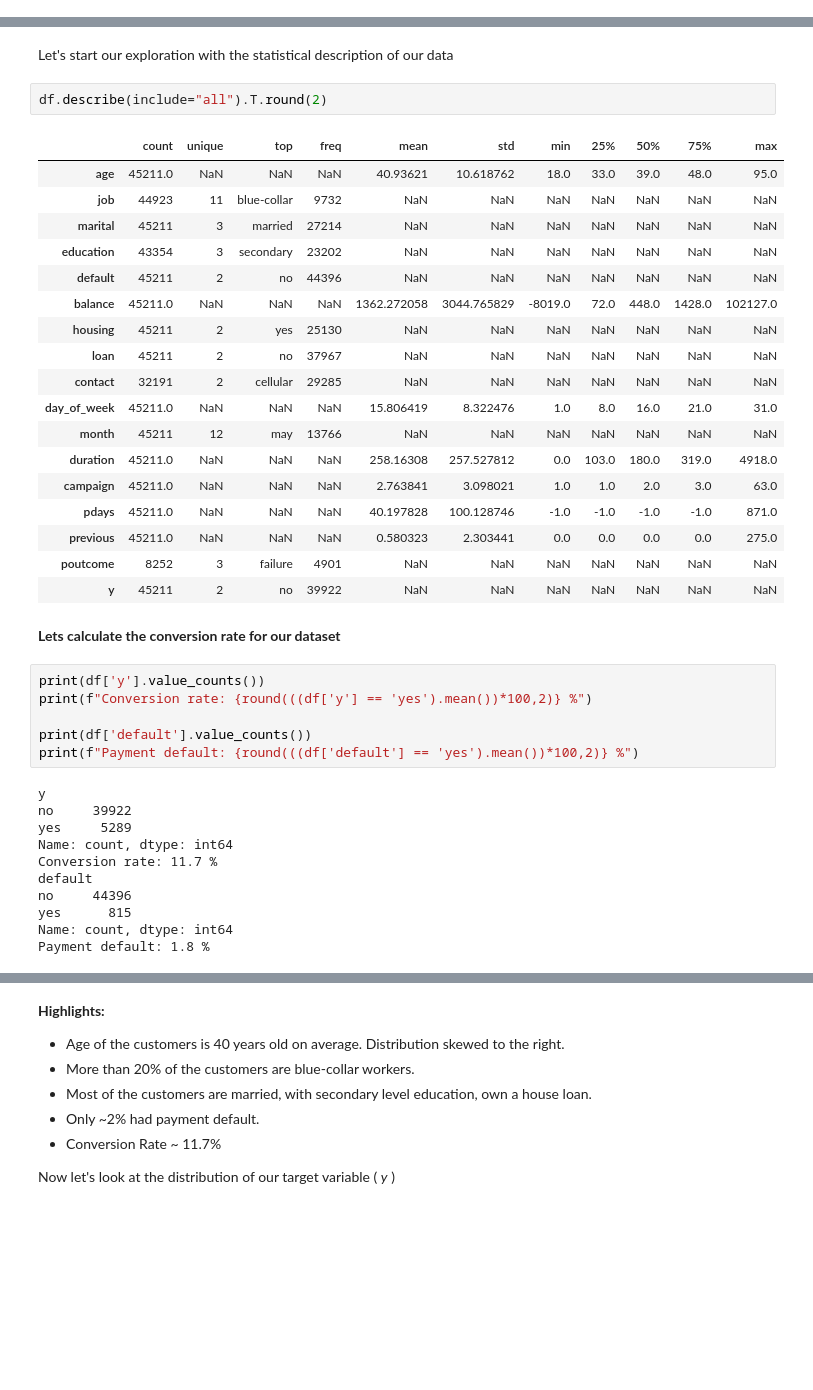
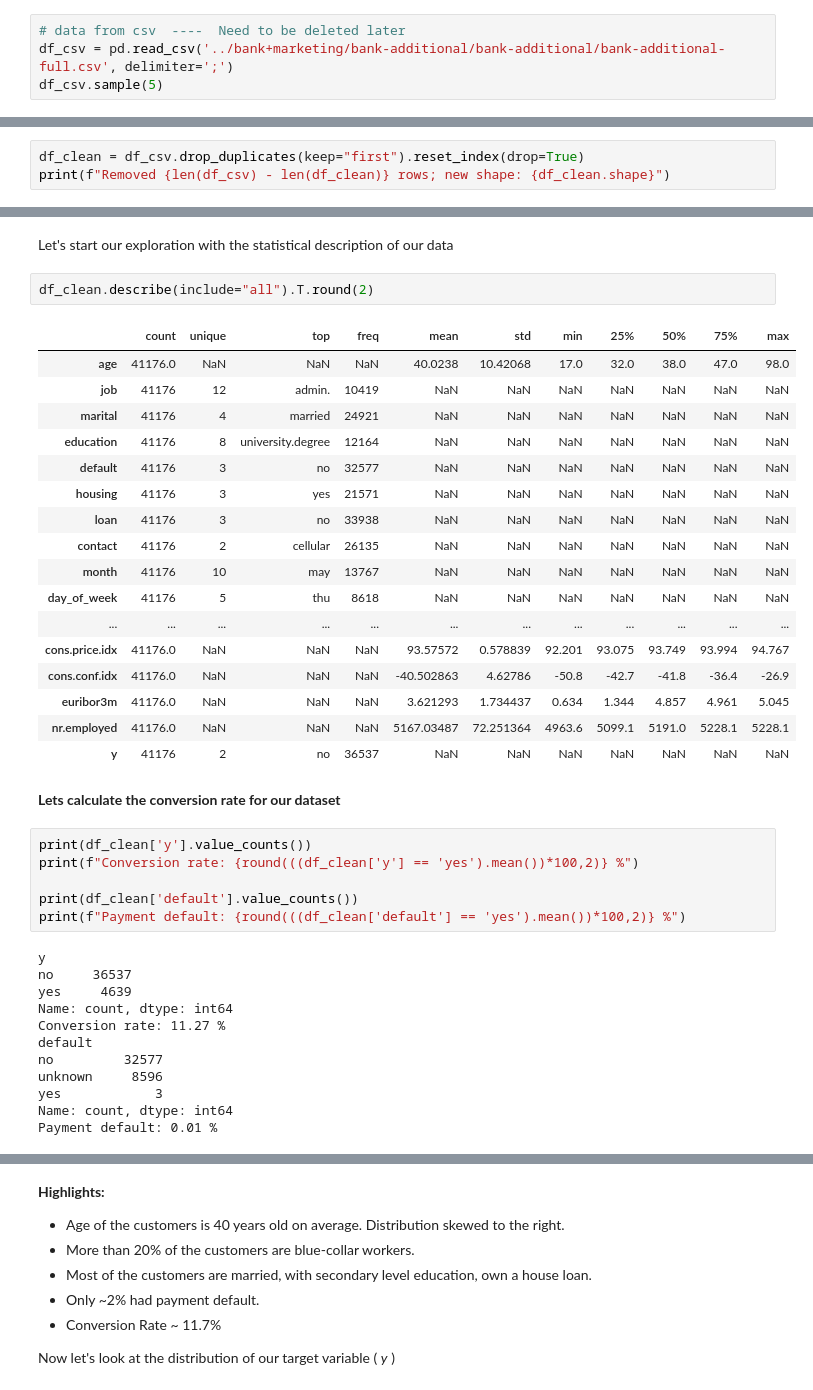
Before and after one commit to anoopungrd/sgh-advanced-analytics-big-data, a Jupyter notebook: semester-1/data-mining/project/code/Bank_Marketing_Notebook.ipynb, the cells around one changed output, grey strips where cells are left out. Drawn from its saved outputs; the diff is of its cells as text; blank space fills up the shorter version.

```diff
--- a/semester-1/data-mining/project/code/Bank_Marketing_Notebook.ipynb
+++ b/semester-1/data-mining/project/code/Bank_Marketing_Notebook.ipynb
@@ -43,0 +38,4 @@ df.sample(5)
+# %%
+# data from csv  ----  Need to be deleted later
+df_csv = pd.read_csv('../bank+marketing/bank-additional/bank-additional/bank-additional-full.csv', delimiter=';')
+df_csv.sample(5)
@@ -74,0 +98,3 @@ full-row duplicates: 0
+# %%
+df_clean = df_csv.drop_duplicates(keep="first").reset_index(drop=True)
+print(f"Removed {len(df_csv) - len(df_clean)} rows; new shape: {df_clean.shape}")
@@ -94,45 +144,45 @@ Understanding the data is crucial in getting insights of what drives an output c
 # %% [markdown]
 Let's start our exploration with the statistical description of our data
 # %%
-df.describe(include="all").T.round(2)
+df_clean.describe(include="all").T.round(2)
 # %% [output]
 |  | count | unique | top | freq | mean | std | min | 25% | 50% | 75% | max |
-| age | 45211.0 | NaN | NaN | NaN | 40.93621 | 10.618762 | 18.0 | 33.0 | 39.0 | 48.0 | 95.0 |
-| job | 44923 | 11 | blue-collar | 9732 | NaN | NaN | NaN | NaN | NaN | NaN | NaN |
-| marital | 45211 | 3 | married | 27214 | NaN | NaN | NaN | NaN | NaN | NaN | NaN |
-| education | 43354 | 3 | secondary | 23202 | NaN | NaN | NaN | NaN | NaN | NaN | NaN |
-| default | 45211 | 2 | no | 44396 | NaN | NaN | NaN | NaN | NaN | NaN | NaN |
-| balance | 45211.0 | NaN | NaN | NaN | 1362.272058 | 3044.765829 | -8019.0 | 72.0 | 448.0 | 1428.0 | 102127.0 |
-| housing | 45211 | 2 | yes | 25130 | NaN | NaN | NaN | NaN | NaN | NaN | NaN |
-| loan | 45211 | 2 | no | 37967 | NaN | NaN | NaN | NaN | NaN | NaN | NaN |
-| contact | 32191 | 2 | cellular | 29285 | NaN | NaN | NaN | NaN | NaN | NaN | NaN |
-| day_of_week | 45211.0 | NaN | NaN | NaN | 15.806419 | 8.322476 | 1.0 | 8.0 | 16.0 | 21.0 | 31.0 |
-| month | 45211 | 12 | may | 13766 | NaN | NaN | NaN | NaN | NaN | NaN | NaN |
-| duration | 45211.0 | NaN | NaN | NaN | 258.16308 | 257.527812 | 0.0 | 103.0 | 180.0 | 319.0 | 4918.0 |
-| campaign | 45211.0 | NaN | NaN | NaN | 2.763841 | 3.098021 | 1.0 | 1.0 | 2.0 | 3.0 | 63.0 |
-| pdays | 45211.0 | NaN | NaN | NaN | 40.197828 | 100.128746 | -1.0 | -1.0 | -1.0 | -1.0 | 871.0 |
-| previous | 45211.0 | NaN | NaN | NaN | 0.580323 | 2.303441 | 0.0 | 0.0 | 0.0 | 0.0 | 275.0 |
-| poutcome | 8252 | 3 | failure | 4901 | NaN | NaN | NaN | NaN | NaN | NaN | NaN |
-| y | 45211 | 2 | no | 39922 | NaN | NaN | NaN | NaN | NaN | NaN | NaN |
+| age | 41176.0 | NaN | NaN | NaN | 40.0238 | 10.42068 | 17.0 | 32.0 | 38.0 | 47.0 | 98.0 |
+| job | 41176 | 12 | admin. | 10419 | NaN | NaN | NaN | NaN | NaN | NaN | NaN |
+| marital | 41176 | 4 | married | 24921 | NaN | NaN | NaN | NaN | NaN | NaN | NaN |
+| education | 41176 | 8 | university.degree | 12164 | NaN | NaN | NaN | NaN | NaN | NaN | NaN |
+| default | 41176 | 3 | no | 32577 | NaN | NaN | NaN | NaN | NaN | NaN | NaN |
+| housing | 41176 | 3 | yes | 21571 | NaN | NaN | NaN | NaN | NaN | NaN | NaN |
+| loan | 41176 | 3 | no | 33938 | NaN | NaN | NaN | NaN | NaN | NaN | NaN |
+| contact | 41176 | 2 | cellular | 26135 | NaN | NaN | NaN | NaN | NaN | NaN | NaN |
+| month | 41176 | 10 | may | 13767 | NaN | NaN | NaN | NaN | NaN | NaN | NaN |
+| day_of_week | 41176 | 5 | thu | 8618 | NaN | NaN | NaN | NaN | NaN | NaN | NaN |
+| ... | ... | ... | ... | ... | ... | ... | ... | ... | ... | ... | ... |
+| cons.price.idx | 41176.0 | NaN | NaN | NaN | 93.57572 | 0.578839 | 92.201 | 93.075 | 93.749 | 93.994 | 94.767 |
+| cons.conf.idx | 41176.0 | NaN | NaN | NaN | -40.502863 | 4.62786 | -50.8 | -42.7 | -41.8 | -36.4 | -26.9 |
+| euribor3m | 41176.0 | NaN | NaN | NaN | 3.621293 | 1.734437 | 0.634 | 1.344 | 4.857 | 4.961 | 5.045 |
+| nr.employed | 41176.0 | NaN | NaN | NaN | 5167.03487 | 72.251364 | 4963.6 | 5099.1 | 5191.0 | 5228.1 | 5228.1 |
+| y | 41176 | 2 | no | 36537 | NaN | NaN | NaN | NaN | NaN | NaN | NaN |
 # %% [markdown]
 **Lets calculate the conversion rate for our dataset**
 # %%
-print(df['y'].value_counts())
-print(f"Conversion rate: {round(((df['y'] == 'yes').mean())*100,2)} %")
+print(df_clean['y'].value_counts())
+print(f"Conversion rate: {round(((df_clean['y'] == 'yes').mean())*100,2)} %")
 
-print(df['default'].value_counts())
-print(f"Payment default: {round(((df['default'] == 'yes').mean())*100,2)} %")
+print(df_clean['default'].value_counts())
+print(f"Payment default: {round(((df_clean['default'] == 'yes').mean())*100,2)} %")
 # %% [output]
 y
-no     39922
-yes     5289
+no     36537
+yes     4639
 Name: count, dtype: int64
-Conversion rate: 11.7 %
+Conversion rate: 11.27 %
 default
-no     44396
-yes      815
+no         32577
+unknown     8596
+yes            3
 Name: count, dtype: int64
-Payment default: 1.8 %
+Payment default: 0.01 %
 # %%
 #Statistical description of training data
 
```
Also changed, not shown: parts of 17 cells of this notebook.
